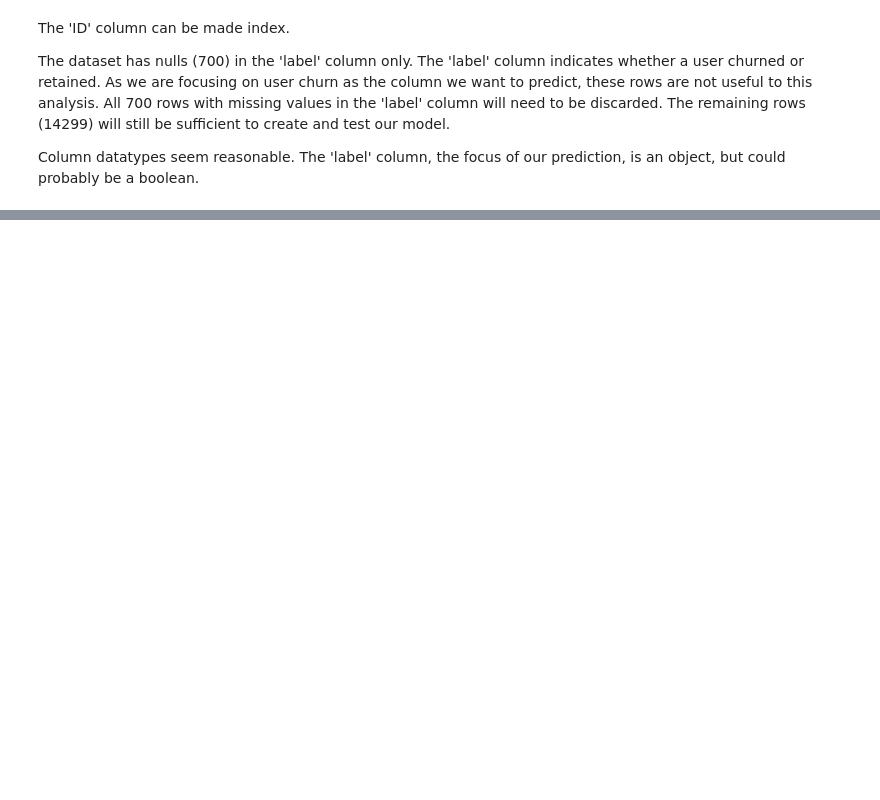
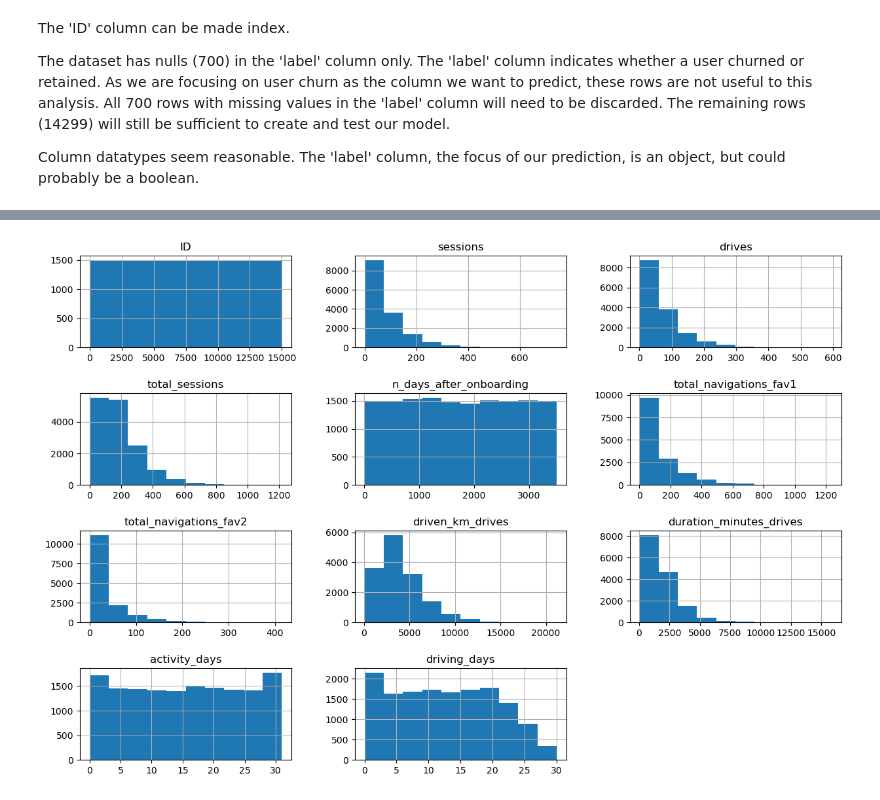
Before and after one commit to amoutafian/waze_capstone, a Jupyter notebook: notebooks/18.2_data_wrangling.ipynb, the cells around one changed output, grey strips where cells are left out. Drawn from its saved outputs; the diff is of its cells as text; code cells hidden in the pictures; blank space fills up the shorter version.

```diff
--- a/notebooks/18.2_data_wrangling.ipynb
+++ b/notebooks/18.2_data_wrangling.ipynb
@@ -152,0 +147,5 @@ df_indexed = waze_raw.set_index('ID')
+# %%
+waze_raw.hist(figsize=(15,10))
+plt.subplots_adjust(hspace=0.5);
+# %% [output]
+[figure, added]
```
Also changed, not shown: parts of 17 cells of this notebook.
